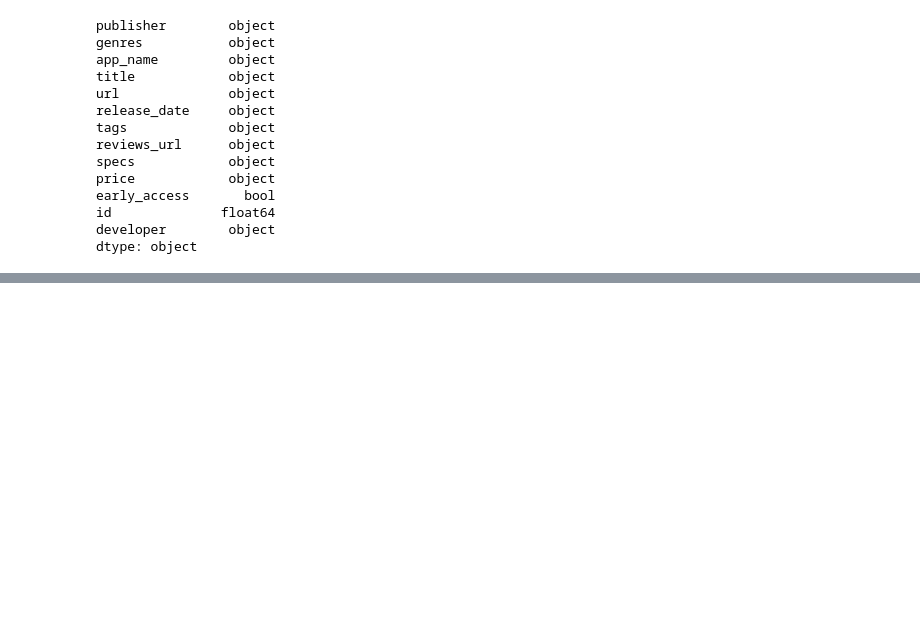
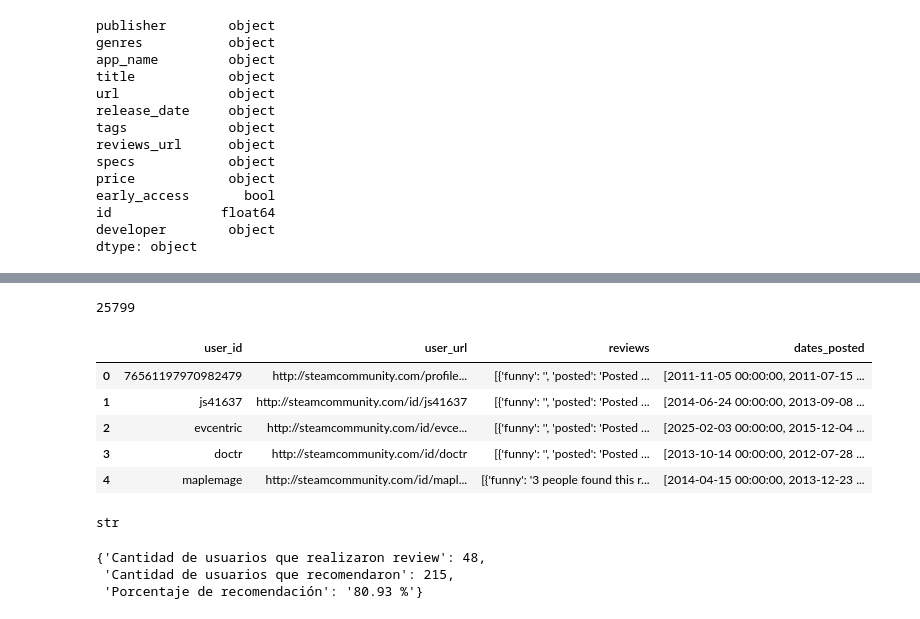
Before and after one commit to Mariagustin-Prg/Steam-Proyect, a Jupyter notebook: intro.ipynb, the cells around one changed output, grey strips where cells are left out. Cells and saved outputs as stored; diff of their text form; code cells hidden in the pictures; blank space fills up the shorter version.

```diff
--- a/intro.ipynb
+++ b/intro.ipynb
@@ -133,0 +169,45 @@ print(df_games.shape[0], len(rows))
+# %%
+lista_fechas = []
+month = {
+    'January': '01', 'February': '02', 'March': '03', 'April': '04',
+    'May':' 05', 'June': '06', 'July': '07', 'August': '08',
+    'September': '09', 'October': '10', 'November': '11', 'December': '12'
+}
+for register in reviews.reviews:
+    lista_posted = []
+    for rev_dict in ast.literal_eval(register):
+        cadena = rev_dict['posted']
+        if type(cadena) == str: cadena = cadena.replace('Posted ', ''); cadena = cadena.replace('.', '')
+        for mon in list(month.keys()):
+            if mon in cadena: cadena = cadena.replace(f"{mon}", f"{month[f'{mon}']}"); mes = month[f"{mon}"]
+        for let in cadena:
+            if let == ' ': cadena = cadena.replace(' ', '', 1); break
+            else: break
+        cadena = cadena.replace(",", ''); cadena = cadena.replace(" ", '-')
+        try: cadena = datetime.datetime.strptime(cadena, '%m-%d-%Y')
+        except ValueError:
+            cadena = cadena + '-2025'
+            try: cadena = datetime.datetime.strptime(cadena, '%m-%d-%Y')
+            except ValueError: pass
+        # print(cadena)
+        lista_posted.append(cadena)
+    lista_fechas.append(lista_posted)
+# %%
+len(lista_fechas)
+# %% [output]
+25799
+# %%
+reviews['dates_posted'] = lista_fechas
+# %%
+reviews.head()
+# %% [output]
+|  | user_id | user_url | reviews | dates_posted |
+| 0 | 76561197970982479 | http://steamcommunity.com/profile... | [{'funny': '', 'posted': 'Posted ... | [2011-11-05 00:00:00, 2011-07-15 ... |
+| 1 | js41637 | http://steamcommunity.com/id/js41637 | [{'funny': '', 'posted': 'Posted ... | [2014-06-24 00:00:00, 2013-09-08 ... |
+| 2 | evcentric | http://steamcommunity.com/id/evce... | [{'funny': '', 'posted': 'Posted ... | [2025-02-03 00:00:00, 2015-12-04 ... |
+| 3 | doctr | http://steamcommunity.com/id/doctr | [{'funny': '', 'posted': 'Posted ... | [2013-10-14 00:00:00, 2012-07-28 ... |
+| 4 | maplemage | http://steamcommunity.com/id/mapl... | [{'funny': '3 people found this r... | [2014-04-15 00:00:00, 2013-12-23 ... |
+# %%
+type(reviews.reviews[0])
+# %% [output]
+str
@@ -133,0 +251,6 @@ print(df_games.shape[0], len(rows))
+# %%
+CountReviews('01-04-2015', '03-04-2015')
+# %% [output]
+{'Cantidad de usuarios que realizaron review': 48,
+ 'Cantidad de usuarios que recomendaron': 215,
+ 'Porcentaje de recomendación': '80.93 %'}
```
Also changed, not shown: parts of 8 cells of this notebook.
